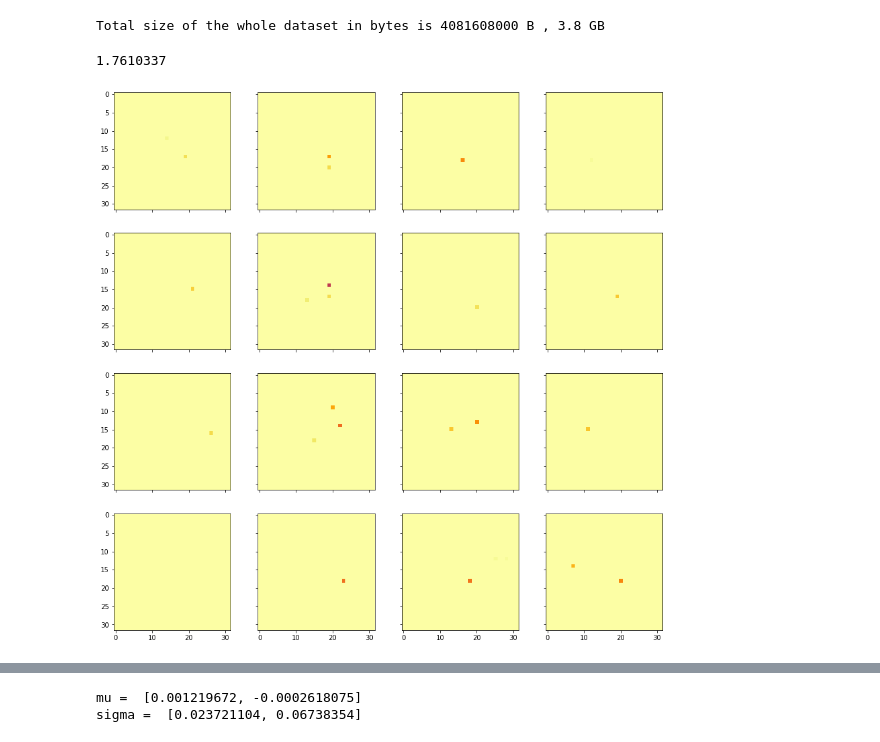
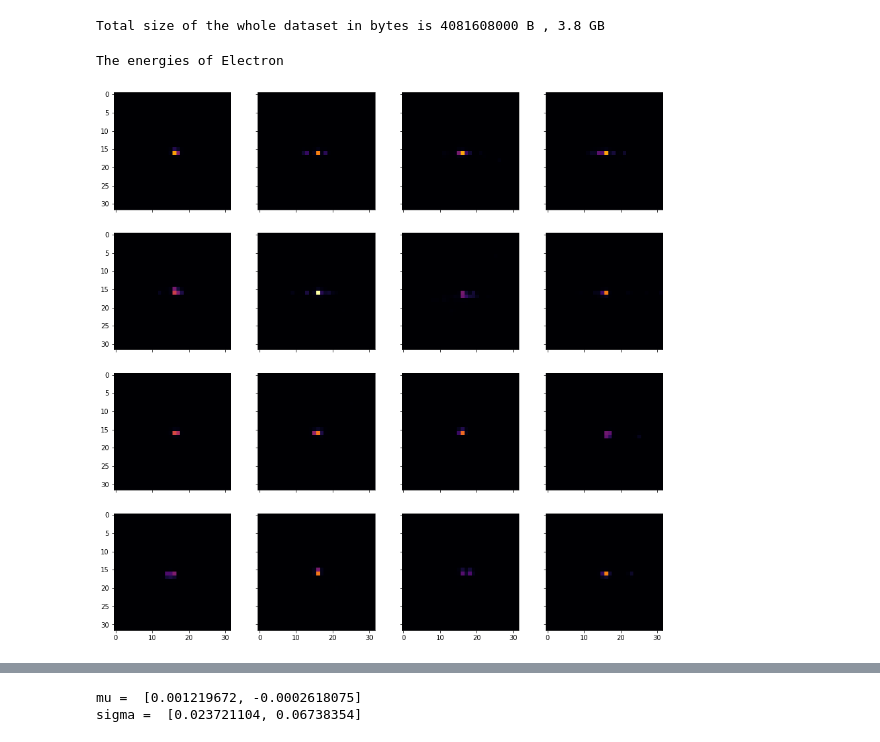
Before and after one commit to Ache17/E2E-2022, a Jupyter notebook: EDA.ipynb, the cells around one changed output, grey strips where cells are left out. Saved outputs shown, nothing was run; the diff lists cells and outputs as text; code cells hidden in the pictures.

```diff
--- a/EDA.ipynb
+++ b/EDA.ipynb
@@ -37,0 +37,25 @@ Shape of key y is (249000,)
+# %%
+def printH5PYFile(file : h5py.File) -> None:
+    keys = file.keys()
+    print(f"for {file}")
+    print("found keys : ", keys)
+    for k in keys:
+        print(f"Shape of key {k} is {file[k].shape}")
+
+# setup paths
+data_filepath = os.path.join(start, "CERN", "ParticleClassification")
+photon_file = "SinglePhotonPt50_IMGCROPS_n249k_RHv1.hdf5"
+electron_file = "SingleElectronPt50_IMGCROPS_n249k_RHv1.hdf5"
+photon_filepath = os.path.join(data_filepath, photon_file)
+electron_filepath = os.path.join(data_filepath, electron_file)
+
+# actaully load the data
+electronFile = h5py.File(electron_filepath, "r")
+photonFile = h5py.File(photon_filepath, "r")
+
+# print the format of the data
+print ("Data Format\n")
+printH5PYFile(electronFile)
+print("")
+printH5PYFile(photonFile)
+print("")
@@ -43,27 +81,27 @@ print(f"Total size of the whole dataset in bytes is {totalBytes } B , {round(tot
 # %% [output]
 Total size of the whole dataset in bytes is 4081608000 B , 3.8 GB
 # %%
-import matplotlib.pyplot as plt
-
-def plotSquareMatrix(dataset, nImagesToPlot, channel):
+# helper function that takes a subset of images and pl a square
+def plotSquareMatrix(dataset, nImagesToPlot, channel, _title):
     nImages = dataset.shape[0]
     indexes = sorted(np.random.permutation(nImages)[:nImagesToPlot*nImagesToPlot])
+
+    print(_title)
     fig, axs = plt.subplots(nImagesToPlot, nImagesToPlot, figsize=(15,15), sharex=True, sharey=True)
     i = 0
-    offset = min(np.min(ElectronX[:, :, :, channel]), 0)
-
-    M = np.max(dataset[indexes, :, :, channel])
-    print(M)
+    maxima = np.max(dataset[indexes, :, :, channel])
+    minima = np.min(dataset[indexes, :, :, channel])
 
     for y in range(nImagesToPlot):
         for x in range(nImagesToPlot):
             idx = indexes[i]
-            axs[y, x].imshow(dataset[idx, :, :, channel] - offset, cmap="inferno", vmin=0, vmax=M)
+            axs[y, x].imshow(dataset[idx, :, :, channel], cmap="inferno", vmin=minima, vmax=maxima)
             i += 1
+    return fig
 
-plotSquareMatrix(ElectronX, 4, 1)
+plotSquareMatrix(ElectronX, 4, 0,"The energies of Electron")
 plt.show()
 # %% [output]
-1.7610337
+The energies of Electron
-[figure, old version]
+[figure, new version]
 # %%
```
Also changed, not shown: parts of 12 cells of this notebook, 2 other files.
